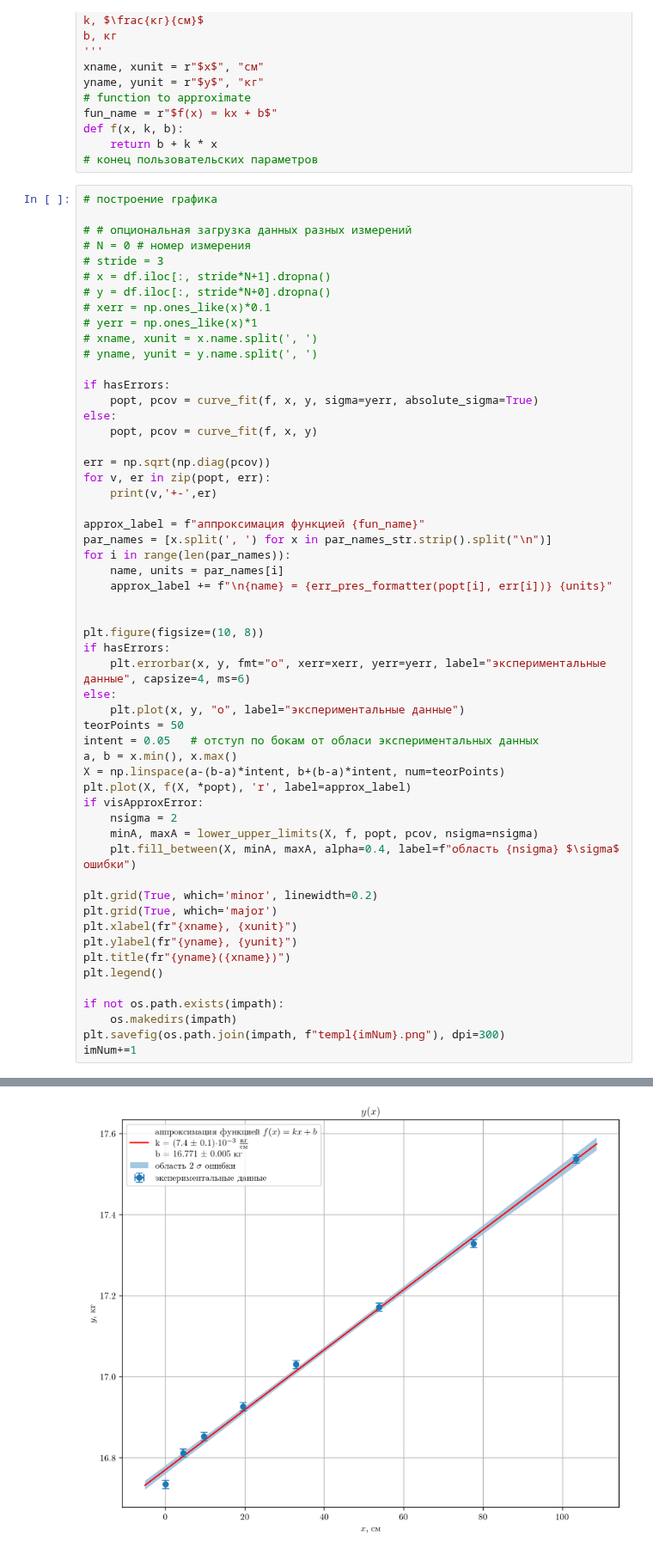
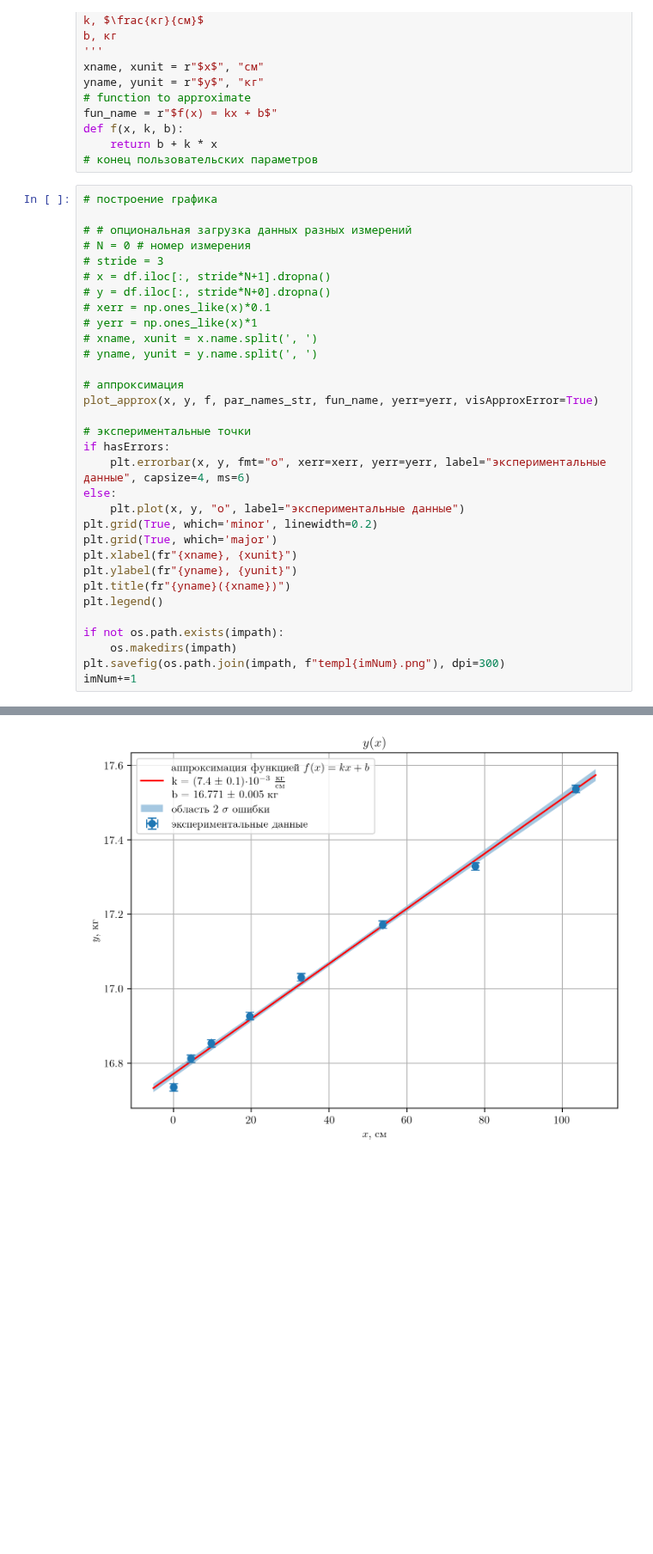
Before and after one commit to Hacker1337/LabDataTemplates, a Jupyter notebook: template2.ipynb, the cells around one changed output, grey strips where cells are left out. Shown at 86% size. Cells and saved outputs as stored; diff of their text form; blank space fills up the shorter version.

```diff
--- a/template2.ipynb
+++ b/template2.ipynb
@@ -101,57 +125,34 @@ def f(x, k, b):
 
 # # опциональная загрузка данных разных измерений
 # N = 0 # номер измерения
 # stride = 3
 # x = df.iloc[:, stride*N+1].dropna()
 # y = df.iloc[:, stride*N+0].dropna()
 # xerr = np.ones_like(x)*0.1
 # yerr = np.ones_like(x)*1
 # xname, xunit = x.name.split(', ')
 # yname, yunit = y.name.split(', ')
 
-if hasErrors:
-    popt, pcov = curve_fit(f, x, y, sigma=yerr, absolute_sigma=True)
-else:
-    popt, pcov = curve_fit(f, x, y)
+# аппроксимация
+plot_approx(x, y, f, par_names_str, fun_name, yerr=yerr, visApproxError=True)
 
-err = np.sqrt(np.diag(pcov))
-for v, er in zip(popt, err):
-    print(v,'+-',er)
-
-approx_label = f"аппроксимация функцией {fun_name}"
-par_names = [x.split(', ') for x in par_names_str.strip().split("\n")]
-for i in range(len(par_names)):
-    name, units = par_names[i]
-    approx_label += f"\n{name} = {err_pres_formatter(popt[i], err[i])} {units}"
-
-
-plt.figure(figsize=(10, 8))
+# экспериментальные точки
 if hasErrors:
     plt.errorbar(x, y, fmt="o", xerr=xerr, yerr=yerr, label="экспериментальные данные", capsize=4, ms=6)
 else:
     plt.plot(x, y, "o", label="экспериментальные данные")
-teorPoints = 50
-intent = 0.05   # отступ по бокам от обласи экспериментальных данных
-a, b = x.min(), x.max()
-X = np.linspace(a-(b-a)*intent, b+(b-a)*intent, num=teorPoints)
-plt.plot(X, f(X, *popt), 'r', label=approx_label)
-if visApproxError:
-    nsigma = 2
-    minA, maxA = lower_upper_limits(X, f, popt, pcov, nsigma=nsigma)
-    plt.fill_between(X, minA, maxA, alpha=0.4, label=f"область {nsigma} $\sigma$ ошибки")
-
 plt.grid(True, which='minor', linewidth=0.2)
 plt.grid(True, which='major')
 plt.xlabel(fr"{xname}, {xunit}")
 plt.ylabel(fr"{yname}, {yunit}")
 plt.title(fr"{yname}({xname})")
 plt.legend()
 
 if not os.path.exists(impath):
     os.makedirs(impath)
 plt.savefig(os.path.join(impath, f"templ{imNum}.png"), dpi=300)
 imNum+=1
 # %% [output]
 0.007399683801827412 +- 0.00010086004918993223
 16.77088871579943 +- 0.005188815240159652
-[figure, old version]
+[figure, new version]
```
Also changed, not shown: parts of 3 cells of this notebook, 9 other files.
